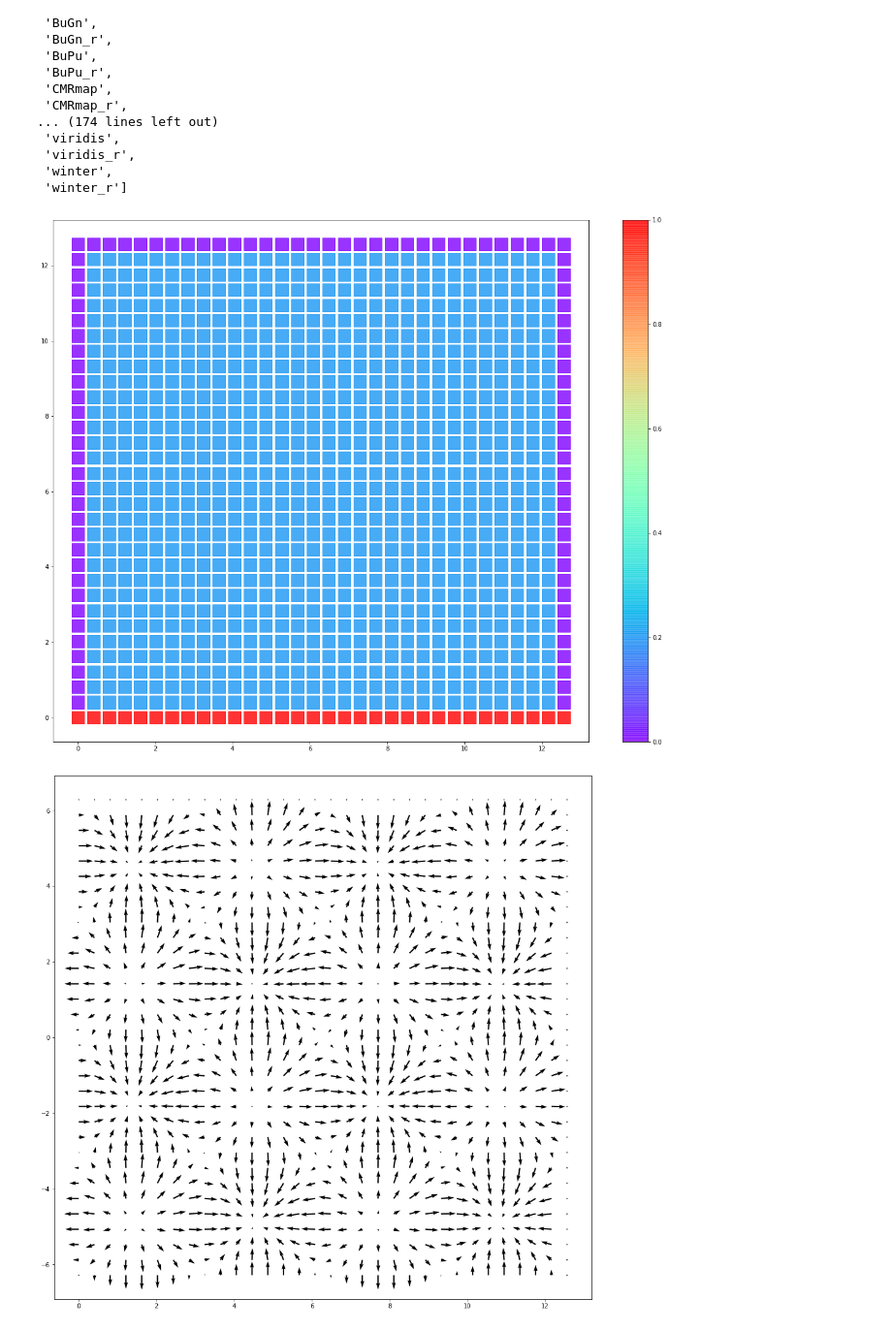
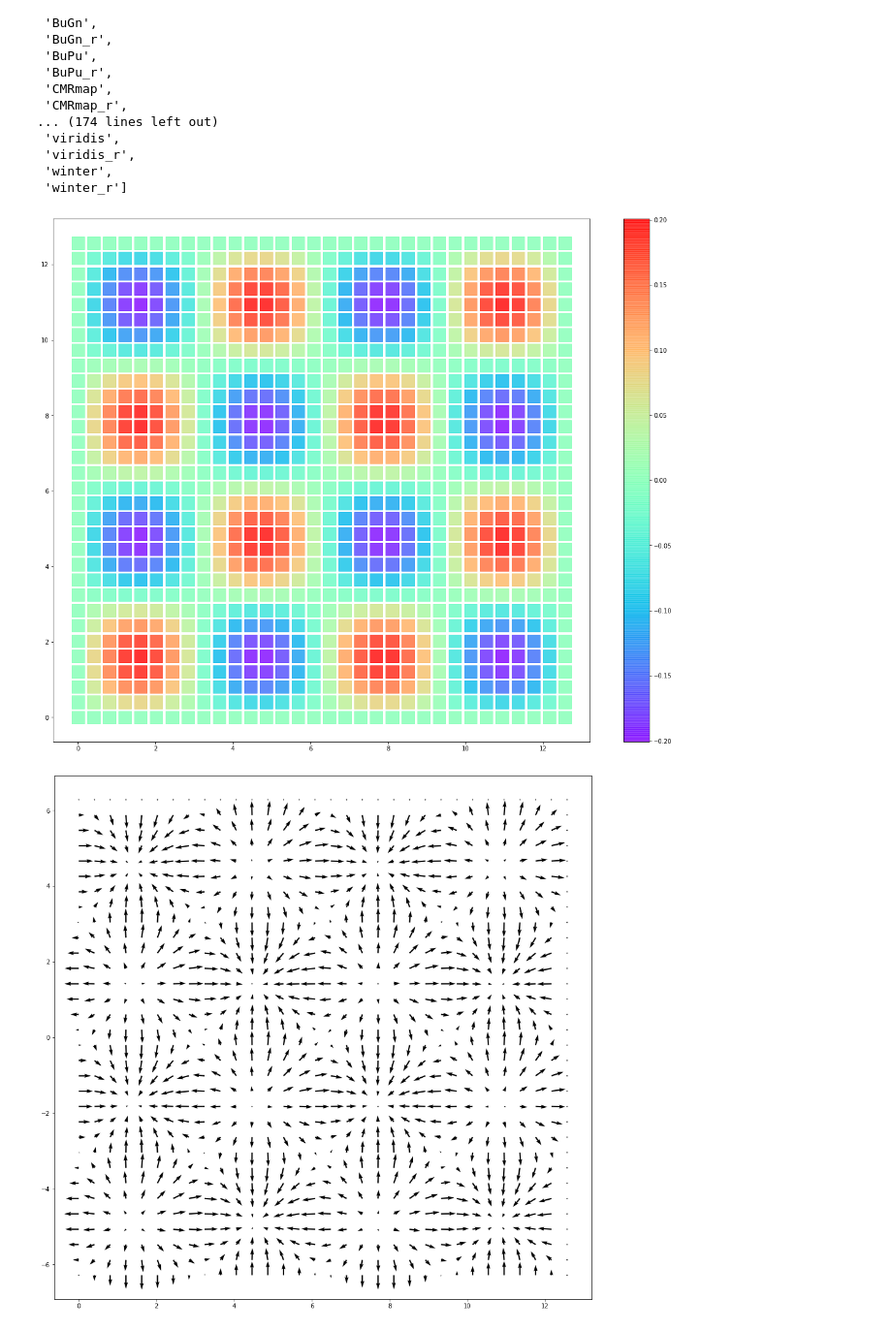
Before and after one commit to ja2006203966/PDE, a Jupyter notebook: Plot.ipynb, the cells around one changed output. Shown at 97% size. Saved outputs shown, nothing was run; the diff lists cells and outputs as text; code cells hidden in the pictures.

```diff
--- a/Plot.ipynb
+++ b/Plot.ipynb
@@ -95,26 +97,26 @@ dir(mpl.cm)
 # %%
 fig = plt.figure(figsize = (20,16))
 # ax = fig.add_subplot(111, projection='3d')
 ax = fig.add_subplot(111)
 
 
 # c = (bdnp[:,:,:,1]).flatten()
+# c = (bdnp[:,16,:,1]).flatten()
 # c = func(space)[:,:,:,1].flatten()
-# c = func(space)[:,16,:,1].flatten()
-c = (bdnp[:,16,:,1]).flatten()
+c = func(space)[:,16,:,1].flatten()
 
 x2, z2 = space[:,16,:,0].flatten(), space[:,16,:,2].flatten()
 # img = ax.scatter(x, y, z, c=c, cmap=plt.hot(),alpha = 0.3, s=500, marker = 's')
 img = ax.scatter(x2, z2, c=c,cmap=mpl.cm.rainbow, alpha = 0.8, s=450, marker = 's')
 # img = ax.scatter(x2, z2, c=c, cmap=plt.hot(),alpha = 0.3, s=500, marker = 's')
 
 # img = ax.plot(x2, z2, c,alpha = 0.3)
 
 
 fig.colorbar(img)
 plt.show()
 # %% [output]
-[figure, old version]
+[figure, new version]
 # %%
 fig = plt.figure(figsize = (16,16))
 # ax = fig.gca(projection='3d')
```
Also changed, not shown: parts of 4 cells of this notebook, 5 other files.
